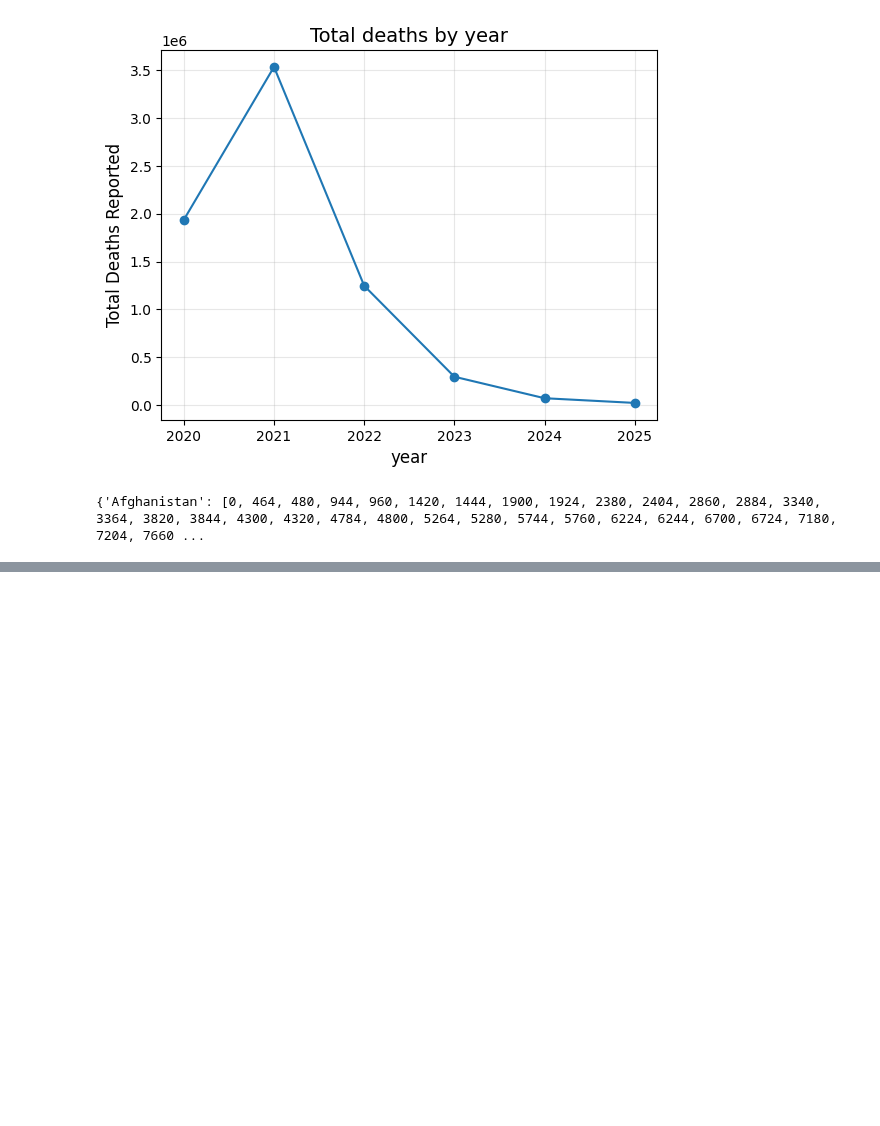
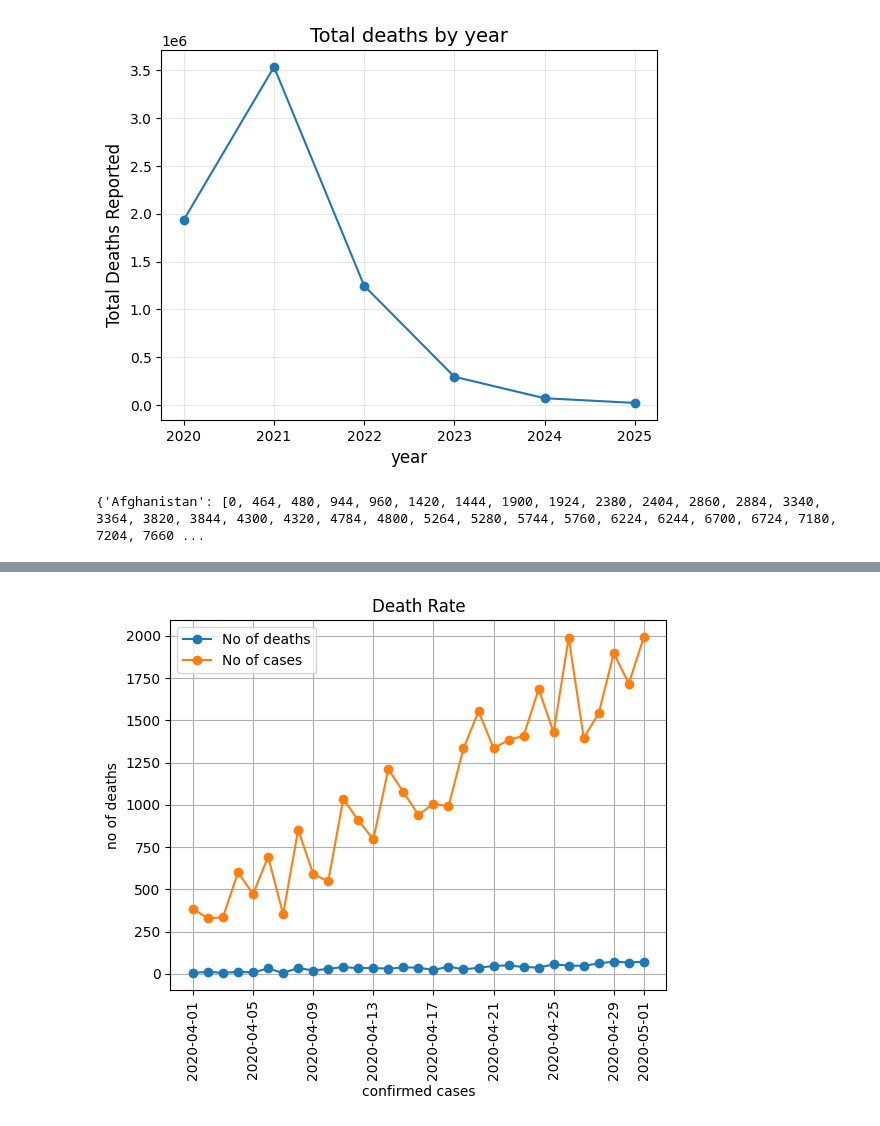
Before and after one commit to bvkiran8058/Data-Science-with-GenAI, a Jupyter notebook: EDA/Stage-3 Advanced Level.ipynb, the cells around one changed output, grey strips where cells are left out. Saved outputs shown, nothing was run; the diff lists cells and outputs as text; code cells hidden in the pictures; blank space fills up the shorter version.

```diff
--- a/EDA/Stage-3 Advanced Level.ipynb
+++ b/EDA/Stage-3 Advanced Level.ipynb
@@ -463,0 +487,22 @@ group_by_country.groups
+# %%
+plt.plot(
+    India[(India['Date_reported'] <= '2020-05') & (India['Date_reported'] >= '2020-04') ]['Date_reported'],
+    India[(India['Date_reported'] <= '2020-05') & (India['Date_reported'] >= '2020-04') ]['New_deaths'],
+    marker=  'o',
+    label = 'No of deaths'
+) # if we want we can change year and country here
+plt.plot(
+    India[(India['Date_reported'] <= '2020-05') & (India['Date_reported'] >= '2020-04') ]['Date_reported'],
+    India[(India['Date_reported'] <= '2020-05') & (India['Date_reported'] >= '2020-04') ]['New_cases'],
+    marker=  'o',
+    label = 'No of cases'
+) # if we want we can change year and country here
+plt.xlabel('confirmed cases')
+plt.ylabel('no of deaths')
+plt.title('Death Rate')
+plt.grid(True)
+plt.legend()
+plt.xticks(rotation=90)
+plt.show()
+# %% [output]
+[figure, added]
```
Also changed, not shown: parts of 6 cells of this notebook.
